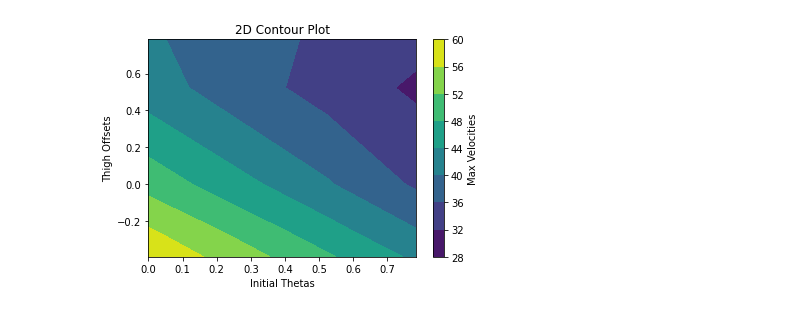
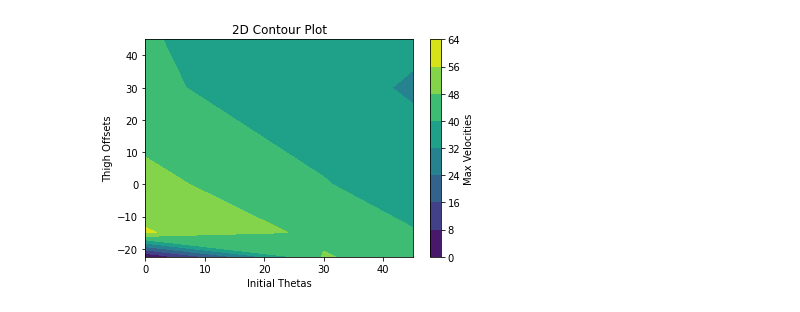
Before and after one commit to sdhossain/Kick-Simulation, a Jupyter notebook: simulations.ipynb, the cells around one changed output. Cells and saved outputs as stored; diff of their text form; code cells hidden in the pictures.

```diff
--- a/simulations.ipynb
+++ b/simulations.ipynb
@@ -82,7 +83,7 @@ force_velocity_regression = get_muscle_force_velocity_regression()
 # SIMULATION 2
 
 # define parameter sets
-T = 1
+T = 0.2
 initial_thetas = [0, np.pi/8, np.pi/6, np.pi/4, np.pi/2, np.pi]
 thigh_offsets = [-np.pi/12]
 femoris_activation_funcs = [lambda x: 1]
@@ -113,10 +114,12 @@ for i, combination in enumerate(tqdm(param_combinations)):
 
     max_velocities[i] = results['max_velocity']
 
+initial_thetas = [offset*(180/np.pi) for offset in initial_thetas]
+
 fig = plt.figure()
 plt.plot(initial_thetas, max_velocities, linewidth=1.5)
 plt.ylabel('Maximum Foot Velocity (m/s)')
-plt.xlabel('Initial Theta (radians)')
+plt.xlabel('Initial Theta (degrees)')
 plt.show()
 fig.savefig('initial_theta_sweep.png')
 # %% [output]
@@ -146,10 +147,10 @@ force_velocity_regression = get_muscle_force_velocity_regression()
 # SIMULATION 3
 
 # define parameter sets
-T = 0.75
-muscles = ['femoris', 'lateralis', 'medialis', 'intermedius']
+T = 0.2
+muscles = ['femoris', 'lateralis', 'medialis', 'intermedius', 'none']
 
-max_velocities = np.zeros(4)
+max_velocities = np.zeros(5)
 
 # Execute each combination
 for i, muscle in enumerate(tqdm(muscles)):
@@ -197,0 +200,7 @@ No artists with labels found to put in legend.  Note that artists whose label st
+# %%
+fig = plt.figure()
+plt.bar(muscles, max_velocities, linewidth=1.5)
+plt.axhline(max_velocities[-1], c = 'r')
+plt.ylabel('Maximum Foot Velocity (m/s)')
+plt.xlabel('Muscle')
+plt.show()
@@ -202,7 +213,7 @@ force_velocity_regression = get_muscle_force_velocity_regression()
 # SIMULATION 4
 
 # define parameter sets
-T = 1
+T = 0.25
 initial_thetas = [0, np.pi/6, np.pi/4]
 thigh_offsets = [-np.pi/8, -np.pi/12, 0, np.pi/6, np.pi/4]
 femoris_activation_funcs = [lambda x: 1]
@@ -273,24 +284,27 @@ Thigh Offset:  -0.39269908169872414
 # %%
 import numpy as np
 import matplotlib.pyplot as plt
 
 # Your provided data
 initial_thetas = np.array([0, np.pi/6, np.pi/4])
 thigh_offsets = np.array([-np.pi/8, -np.pi/12, 0, np.pi/6, np.pi/4])
+
+initial_thetas = np.array([offset*(180/np.pi) for offset in initial_thetas])
+thigh_offsets = np.array([offset*(180/np.pi) for offset in thigh_offsets])
 
 # Reshape max_velocities into a 2D array
 max_velocities_2D = np.reshape(max_velocities, (len(initial_thetas), len(thigh_offsets)))
 
 # Create a meshgrid for initial_thetas and thigh_offsets
 theta_mesh, offset_mesh = np.meshgrid(initial_thetas, thigh_offsets, indexing='ij')
 
 # Create a 2D contour plot
 plt.figure()
 cp = plt.contourf(theta_mesh, offset_mesh, max_velocities_2D)
 plt.colorbar(cp, label="Max Velocities")
 plt.xlabel("Initial Thetas")
 plt.ylabel("Thigh Offsets")
 plt.title("2D Contour Plot")
 plt.show()
 # %% [output]
-[figure, old version]
+[figure, new version]
```
Also changed, not shown: parts of 12 cells of this notebook, 4 other files.
